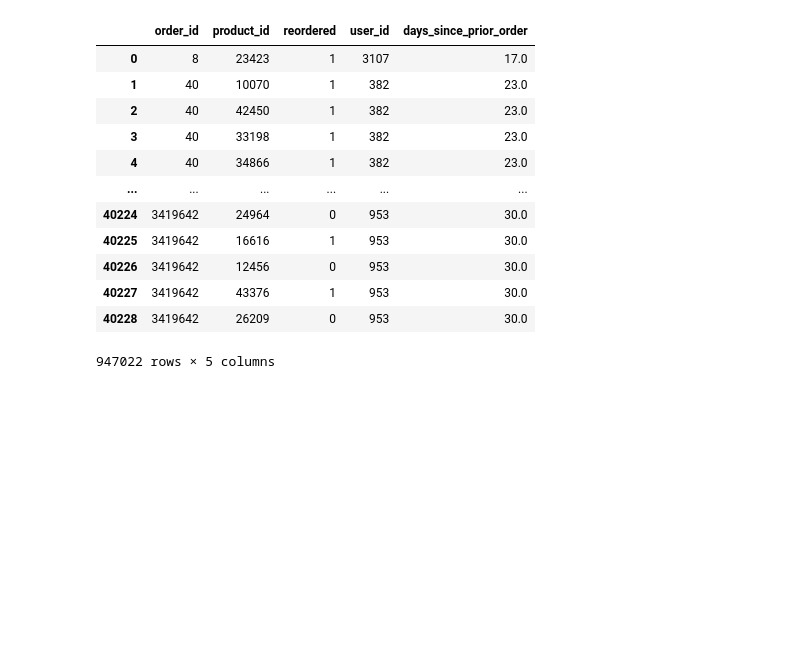
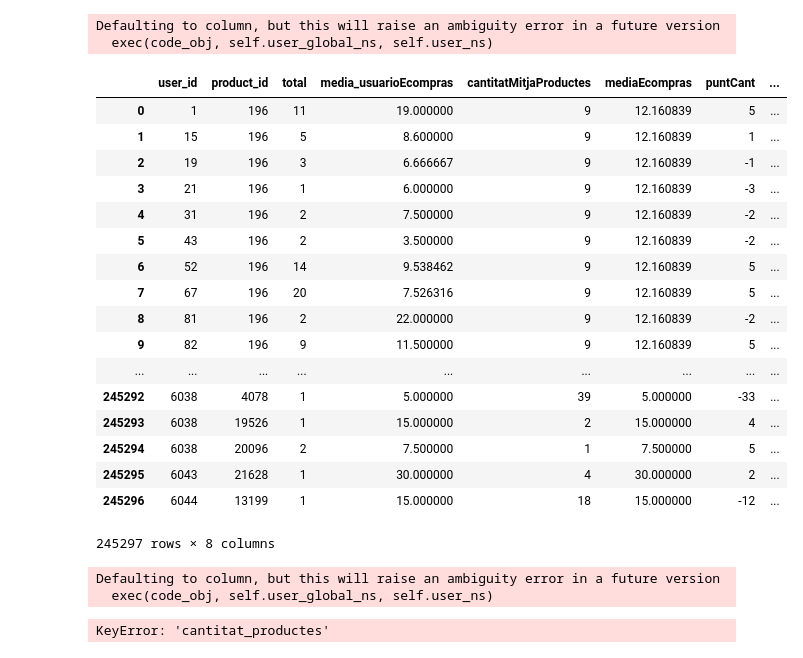
Before and after one commit to JoanSalinas/manducare, a Jupyter notebook: manducareJupyter.ipynb, the cells around one changed output. Drawn from its saved outputs; the diff is of its cells as text; code cells hidden in the pictures; blank space fills up the shorter version.

```diff
--- a/manducareJupyter.ipynb
+++ b/manducareJupyter.ipynb
@@ -116,3 +35,0 @@ dfQuantity.sort_values('user_id')
-# %%
-dfDaysAverage = dfDaysAverage[dfDaysAverage["days_since_prior_order"] > 0]
-dfDaysAverage.sort_values("days_since_prior_order")
@@ -151,0 +36,7 @@ dfQuantity
+# %%
+dfQuantity = mergedOrders.groupby("product_id").count()
+dfQuantity = dfQuantity.drop(columns=["Unnamed: 0","order_id","reordered","days_since_prior_order"]).reset_index()
+dfQuantity = dfQuantity.rename(columns={"user_id": "cantitatMitjaProductes"})
+dfQuantity = dfQuantity.sort_values('cantitatMitjaProductes')
+dfQuantity['product_id'] = dfQuantity.index
+dfQuantity.head()
@@ -151,0 +50,9 @@ dfQuantity
+# %%
+allMergedOrders = mergedOrders
+aux = allMergedOrders.groupby( [ "user_id", "product_id"] ).size().to_frame(name = 'total').reset_index()
+allMergedOrders = allMergedOrders.groupby( [ "product_id", "user_id"] ).mean().reset_index()
+allMergedOrders = allMergedOrders.drop(columns=["Unnamed: 0","order_id","reordered"]).reset_index()
+allMergedOrders = pd.merge(aux,allMergedOrders, on=[ "user_id", "product_id"])
+allMergedOrders = allMergedOrders.rename(columns={"days_since_prior_order": "media_usuarioEcompras"})
+allMergedOrders = allMergedOrders.drop(columns=["index"])
+allMergedOrders.head()
@@ -152,2 +66,39 @@ dfQuantity
+# %%
+dfProva = allMergedOrders
+#dfProva = dfProva.groupby(["user_id",'product_id']).agg({'product_id':['mean', 'median']})
+#dfProva['puntuacio'] = dfProva.age * dfProva.bmi
+#dfProva = dfProva.groupby( [ "user_id", "product_id"] ).size().to_frame(name = 'total').reset_index()
+dfProva =  pd.merge(dfProva, dfQuantity, on="product_id")
+dfProva =  pd.merge(dfProva, dfDaysAverage, on="product_id")
+dfProva['puntCant'] = np.where(dfProva.total > dfProva.cantitatMitjaProductes, 5, dfProva.total-dfProva.cantitatMitjaProductes+5)
+dfProva['punTemps'] = np.where(dfProva.media_usuarioEcompras > dfProva.mediaEcompras, 0, 5)
+dfProva['punTotal'] = np.where(dfProva.media_usuarioEcompras > dfProva.mediaEcompras, dfProva.puntCant+, 5)
+dfProva
+# %% [output]
+Defaulting to column, but this will raise an ambiguity error in a future version
+  exec(code_obj, self.user_global_ns, self.user_ns)
+|  | user_id | product_id | total | media_usuarioEcompras | cantitatMitjaProductes | mediaEcompras | puntCant | ... |
+| 0 | 1 | 196 | 11 | 19.000000 | 9 | 12.160839 | 5 | ... |
+| 1 | 15 | 196 | 5 | 8.600000 | 9 | 12.160839 | 1 | ... |
+| 2 | 19 | 196 | 3 | 6.666667 | 9 | 12.160839 | -1 | ... |
+| 3 | 21 | 196 | 1 | 6.000000 | 9 | 12.160839 | -3 | ... |
+| 4 | 31 | 196 | 2 | 7.500000 | 9 | 12.160839 | -2 | ... |
+| 5 | 43 | 196 | 2 | 3.500000 | 9 | 12.160839 | -2 | ... |
+| 6 | 52 | 196 | 14 | 9.538462 | 9 | 12.160839 | 5 | ... |
+| 7 | 67 | 196 | 20 | 7.526316 | 9 | 12.160839 | 5 | ... |
+| 8 | 81 | 196 | 2 | 22.000000 | 9 | 12.160839 | -2 | ... |
+| 9 | 82 | 196 | 9 | 11.500000 | 9 | 12.160839 | 5 | ... |
+| ... | ... | ... | ... | ... | ... | ... | ... | ... |
+| 245292 | 6038 | 4078 | 1 | 5.000000 | 39 | 5.000000 | -33 | ... |
+| 245293 | 6038 | 19526 | 1 | 15.000000 | 2 | 15.000000 | 4 | ... |
+| 245294 | 6038 | 20096 | 2 | 7.500000 | 1 | 7.500000 | 5 | ... |
+| 245295 | 6043 | 21628 | 1 | 30.000000 | 4 | 30.000000 | 2 | ... |
+| 245296 | 6044 | 13199 | 1 | 15.000000 | 18 | 15.000000 | -12 | ... |
+245297 rows × 8 columns
 # %%
-dfTotal= pd.merge(dfQuantity,dfDaysAverage,on="product_id")
+
+dfTotal = dfQuantity
+dfTotal = pd.merge(dfDaysAverage, dfTotal, on="product_id")
+# %% [output]
+Defaulting to column, but this will raise an ambiguity error in a future version
+  exec(code_obj, self.user_global_ns, self.user_ns)
@@ -158,18 +107,6 @@ dfTotal = dfTotal.drop(dfTotal[dfTotal.days_since_prior_order == 1].index)
-# %%
-dfTotal.days_since_prior_order.mean()
-dfTotal
-# %% [output]
-|  | order_id | product_id | reordered | user_id | days_since_prior_order |
-| 0 | 8 | 23423 | 1 | 3107 | 17.0 |
-| 1 | 40 | 10070 | 1 | 382 | 23.0 |
-| 2 | 40 | 42450 | 1 | 382 | 23.0 |
-| 3 | 40 | 33198 | 1 | 382 | 23.0 |
-| 4 | 40 | 34866 | 1 | 382 | 23.0 |
-| ... | ... | ... | ... | ... | ... |
-| 40224 | 3419642 | 24964 | 0 | 953 | 30.0 |
-| 40225 | 3419642 | 16616 | 1 | 953 | 30.0 |
-| 40226 | 3419642 | 12456 | 0 | 953 | 30.0 |
-| 40227 | 3419642 | 43376 | 1 | 953 | 30.0 |
-| 40228 | 3419642 | 26209 | 0 | 953 | 30.0 |
-947022 rows × 5 columns
+# %%
+dfTotal = dfTotal.sort_values("cantitat_productes")
+dfTotal
+# %% [output]
+KeyError: 'cantitat_productes'
 # %%
```
Also changed, not shown: parts of 19 cells of this notebook.
